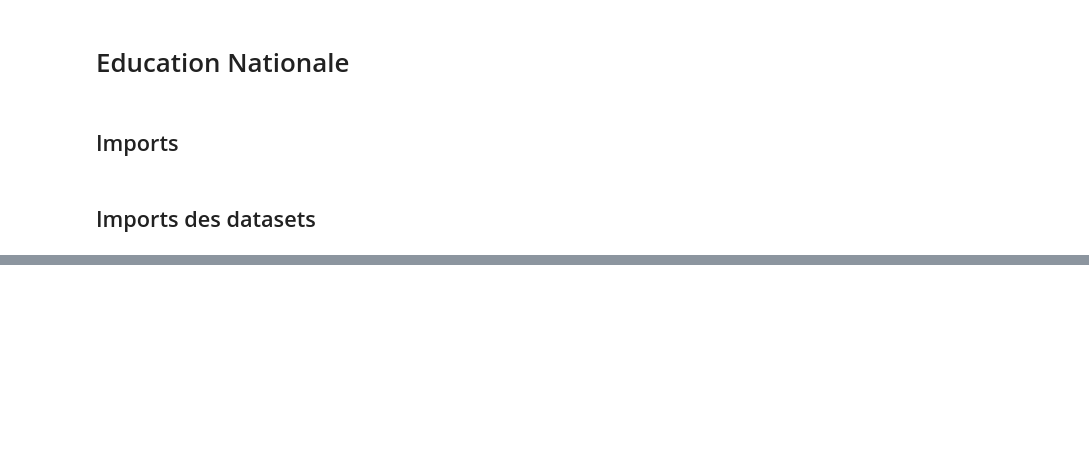
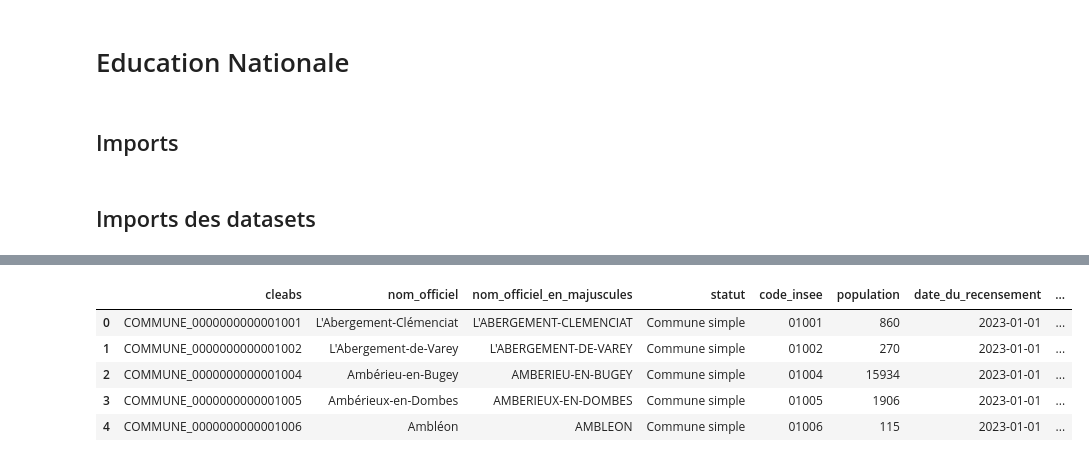
Before and after one commit to FlorentDaem/Data-Analysis-Education-Nationale, a Jupyter notebook: Analyse - Education.ipynb, the cells around one changed output, grey strips where cells are left out. Saved outputs shown, nothing was run; the diff lists cells and outputs as text; code cells hidden in the pictures; blank space fills up the shorter version.

```diff
--- a/Analyse - Education.ipynb
+++ b/Analyse - Education.ipynb
@@ -11 +39,11 @@ import numpy as np
+# %%
+geo_communes = gpd.read_file("data/ADE_4-0_GPKG_WGS84G_FRA-ED2026-02-16.gpkg", layer="commune")
+geo_communes.head()
+# %% [output]
+|  | cleabs | nom_officiel | nom_officiel_en_majuscules | statut | code_insee | population | date_du_recensement | ... |
+| 0 | COMMUNE_0000000000001001 | L'Abergement-Clémenciat | L'ABERGEMENT-CLEMENCIAT | Commune simple | 01001 | 860 | 2023-01-01 | ... |
+| 1 | COMMUNE_0000000000001002 | L'Abergement-de-Varey | L'ABERGEMENT-DE-VAREY | Commune simple | 01002 | 270 | 2023-01-01 | ... |
+| 2 | COMMUNE_0000000000001004 | Ambérieu-en-Bugey | AMBERIEU-EN-BUGEY | Commune simple | 01004 | 15934 | 2023-01-01 | ... |
+| 3 | COMMUNE_0000000000001005 | Ambérieux-en-Dombes | AMBERIEUX-EN-DOMBES | Commune simple | 01005 | 1906 | 2023-01-01 | ... |
+| 4 | COMMUNE_0000000000001006 | Ambléon | AMBLEON | Commune simple | 01006 | 115 | 2023-01-01 | ... |
 # %%
```
Also changed, not shown: parts of 20 cells of this notebook, 2 other files.
